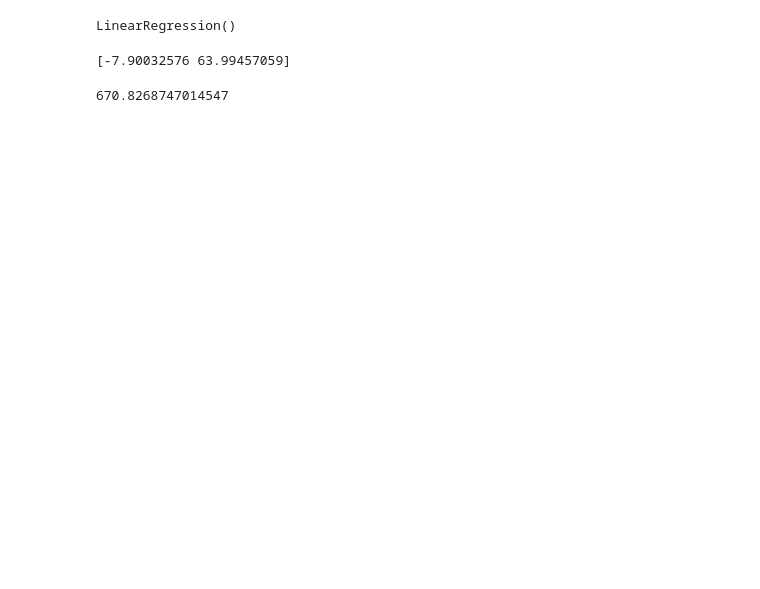
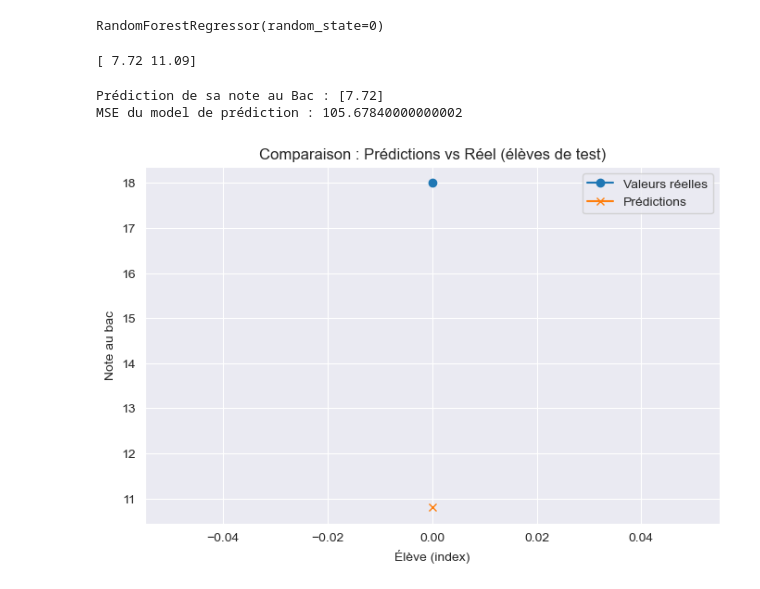
Before and after one commit to Elgroliero/Python_IA, a Jupyter notebook: analyze_movie/notebook/learn_predict_bac.ipynb, the cells around one changed output. Cells and saved outputs as stored; diff of their text form; code cells hidden in the pictures; blank space fills up the shorter version.

Commit message:
End of the model and start a new model

```diff
--- a/analyze_movie/notebook/learn_predict_bac.ipynb
+++ b/analyze_movie/notebook/learn_predict_bac.ipynb
@@ -29,16 +29,19 @@ y = df['bac']
 x_train, x_test, y_train, y_test = train_test_split(x, y, test_size=0.2, random_state=42)
 # %%
 from sklearn.linear_model import LinearRegression
+from sklearn.ensemble import RandomForestRegressor
+
 # Etape : Dire à l'IA de s'entraîner
 
 # Instancier un modèle vidéo pré écrit
-model = LinearRegression()
+# model = LinearRegression()
+model = RandomForestRegressor(n_estimators=100, random_state=0)
 
 # Entrainer le modèle à prédire y_train en s'appuyant sur x_train
 # Entrainer le modèle à prédire les notes du BAC en s'appuyant sur les notes de l'année
 model.fit(x_train, y_train)
 # %% [output]
-LinearRegression()
+RandomForestRegressor(random_state=0)
 # %%
 # Tester la prédiction
 
@@ -58,7 +61,7 @@ predictions_test = model.predict(df_predictions)
 
 print(predictions_test)
 # %% [output]
-[-7.90032576 63.99457059]
+[ 7.72 11.09]
 # %%
 # Regarder le MSE
 from sklearn.metrics import mean_squared_error
@@ -74,12 +77,16 @@ df_un_seul_eleve = pd.DataFrame({
     'histoire' : [14],
 })
 
+predict_for_mse = model.predict(df_un_seul_eleve)
+print(f'Prédiction de sa note au Bac : {predict_for_mse}')
+
 predict_test = model.predict(df_un_seul_eleve)
 
 mse = mean_squared_error(y_test, predict_test)
-print(mse)
+print(f'MSE du model de prédiction : {mse}')
 # %% [output]
-670.8268747014547
+Prédiction de sa note au Bac : [7.72]
+MSE du model de prédiction : 105.67840000000002
 # %%
 # Exporter ton modèle en pkl ; pickle est l'outil qui sert à dumper des données
 # Réutiliser ton modèle à l'extérieur (comme un exécutable)
@@ -89,3 +96,21 @@ import pickle
 # Save
 with open('../model/model_predic_bac.pkl', 'wb') as file:
     pickle.dump(model, file)
+# %%
+import matplotlib.pyplot as plt
+
+# 1. Prédire les valeurs sur X_test (les mêmes élèves que y_test)
+y_pred = model.predict(x_test)
+
+# 2. Graphique : comparaison cohérente
+plt.figure(figsize=(8, 5))
+plt.plot(y_test.values, label='Valeurs réelles', marker='o')
+plt.plot(y_pred, label='Prédictions', marker='x')
+plt.title('Comparaison : Prédictions vs Réel (élèves de test)')
+plt.xlabel('Élève (index)')
+plt.ylabel('Note au bac')
+plt.legend()
+plt.grid(True)
+plt.show()
+# %% [output]
+[figure, added]
```
Also changed, not shown: 4 other files.
